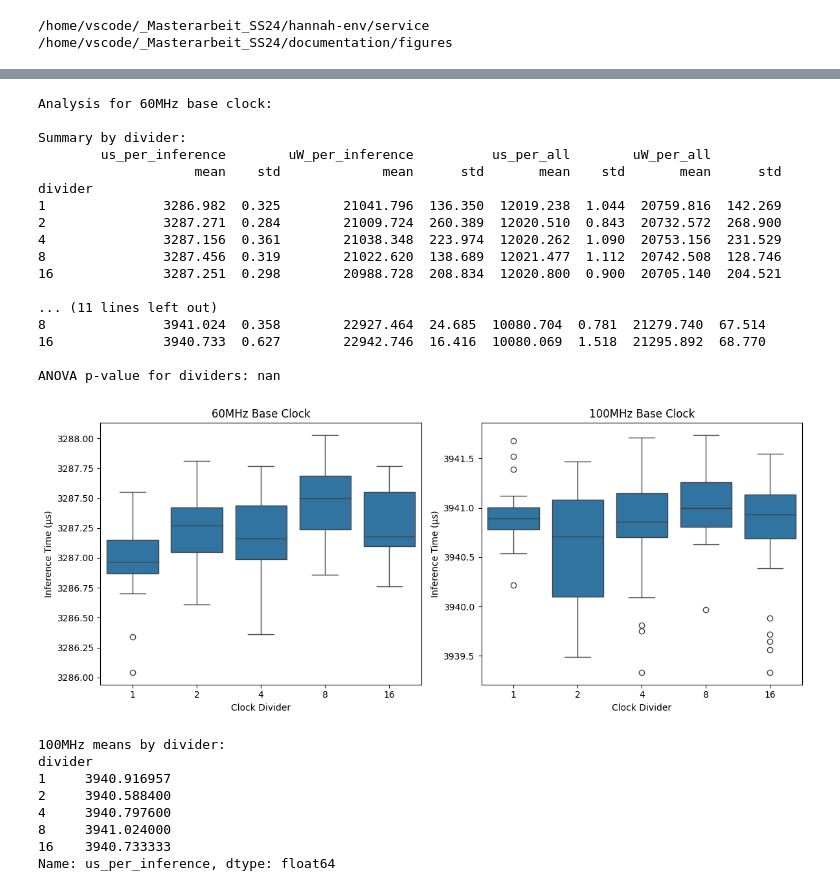
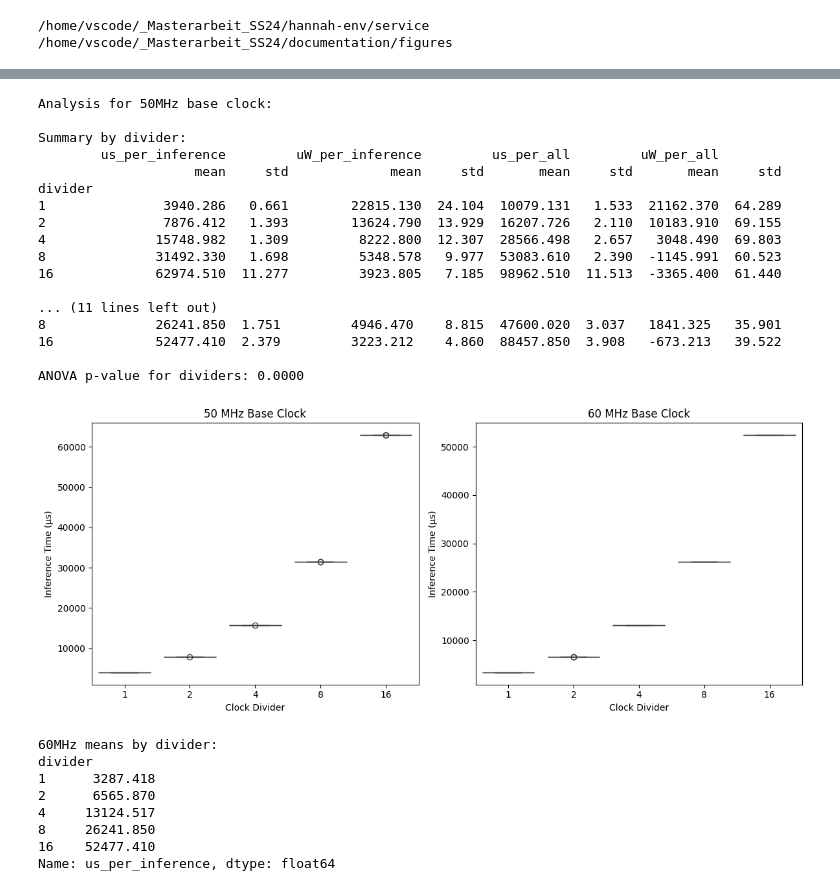
Before and after one commit to ekut-es/netdeployonnx, a Jupyter notebook: netdeployonnx/client/experiment_npu.ipynb, the cells around one changed output, grey strips where cells are left out. Cells and saved outputs as stored; diff of their text form; code cells hidden in the pictures.

Commit message:
new analysis + results

```diff
--- a/netdeployonnx/client/experiment_npu.ipynb
+++ b/netdeployonnx/client/experiment_npu.ipynb
@@ -163,7 +170,7 @@ See the caveats in the documentation: https://pandas.pydata.org/pandas-docs/stab
 # Group by clock frequency and calculate mean and std for key metrics
 
 # Analyze for each base clock
-for base_clock in [60, 100]:
+for base_clock in [50, 60]:
     subset = clock_experiments[clock_experiments['base_clock'] == base_clock]
 
     print(f"\nAnalysis for {base_clock}MHz base clock:")
@@ -186,57 +193,57 @@ for base_clock in [60, 100]:
 
     print(f"\nANOVA p-value for dividers: {p_val_time:.4f}")
 # %% [output]
-Analysis for 60MHz base clock:
+Analysis for 50MHz base clock:
 
 Summary by divider:
-        us_per_inference        uW_per_inference          us_per_all        uW_per_all
-                    mean    std             mean      std       mean    std       mean      std
+        us_per_inference         uW_per_inference         us_per_all         uW_per_all
+                    mean     std             mean     std       mean     std       mean     std
 divider
-1               3286.982  0.325        21041.796  136.350  12019.238  1.044  20759.816  142.269
-2               3287.271  0.284        21009.724  260.389  12020.510  0.843  20732.572  268.900
-4               3287.156  0.361        21038.348  223.974  12020.262  1.090  20753.156  231.529
-8               3287.456  0.319        21022.620  138.689  12021.477  1.112  20742.508  128.746
-16              3287.251  0.298        20988.728  208.834  12020.800  0.900  20705.140  204.521
+1               3940.286   0.661        22815.130  24.104  10079.131   1.533  21162.370  64.289
+2               7876.412   1.393        13624.790  13.929  16207.726   2.110  10183.910  69.155
+4              15748.982   1.309         8222.800  12.307  28566.498   2.657   3048.490  69.803
+8              31492.330   1.698         5348.578   9.977  53083.610   2.390  -1145.991  60.523
+16             62974.510  11.277         3923.805   7.185  98962.510  11.513  -3365.400  61.440
 
 ... (11 lines left out)
-8               3941.024  0.358        22927.464  24.685  10080.704  0.781  21279.740  67.514
-16              3940.733  0.627        22942.746  16.416  10080.069  1.518  21295.892  68.770
+8              26241.850  1.751         4946.470    8.815  47600.020  3.037   1841.325   35.901
+16             52477.410  2.379         3223.212    4.860  88457.850  3.908   -673.213   39.522
 
-ANOVA p-value for dividers: nan
+ANOVA p-value for dividers: 0.0000
 # %%
-# Create boxplots separated by base clock to see the divider effects
-plt.figure(figsize=(12, 5))
+# # Create boxplots separated by base clock to see the divider effects
+# plt.figure(figsize=(12, 5))
 
-# Plot for 60MHz and 100MHz side by side
-plt.subplot(1, 2, 1)
-sns.boxplot(data=clock_experiments[clock_experiments['base_clock'] == 60],
-            x='divider', y='us_per_inference')
-plt.title('60MHz Base Clock')
-plt.xlabel('Clock Divider')
-plt.ylabel('Inference Time (µs)')
+# # Plot for 60MHz and 100MHz side by side
+# plt.subplot(1, 2, 1)
+# sns.boxplot(data=clock_experiments[clock_experiments['base_clock'] == 50],
+#             x='divider', y='us_per_inference')
+# plt.title('50 MHz Base Clock')
+# plt.xlabel('Clock Divider')
+# plt.ylabel('Inference Time (µs)')
 
-plt.subplot(1, 2, 2)
-sns.boxplot(data=clock_experiments[clock_experiments['base_clock'] == 100],
-            x='divider', y='us_per_inference')
-plt.title('100MHz Base Clock')
-plt.xlabel('Clock Divider')
-plt.ylabel('Inference Time (µs)')
+# plt.subplot(1, 2, 2)
+# sns.boxplot(data=clock_experiments[clock_experiments['base_clock'] == 60],
+#             x='divider', y='us_per_inference')
+# plt.title('60 MHz Base Clock')
+# plt.xlabel('Clock Divider')
+# plt.ylabel('Inference Time (µs)')
 
-plt.tight_layout()
-plt.show()
+# plt.tight_layout()
+# plt.show()
 
-# Print mean values for 100MHz to see if there's any trend despite non-significance
-print("\n100MHz means by divider:")
-print(clock_experiments[clock_experiments['base_clock'] == 100].groupby('divider')['us_per_inference'].mean())
+# # Print mean values for 60MHz to see if there's any trend despite non-significance
+# print("\n60MHz means by divider:")
+# print(clock_experiments[clock_experiments['base_clock'] == 60].groupby('divider')['us_per_inference'].mean())
 # %% [output]
-[figure, old version]
+[figure, new version]
-100MHz means by divider:
+60MHz means by divider:
 divider
-1     3940.916957
-2     3940.588400
-4     3940.797600
-8     3941.024000
-16    3940.733333
+1      3287.418
+2      6565.870
+4     13124.517
+8     26241.850
+16    52477.410
 Name: us_per_inference, dtype: float64
 # %%
 # Set rainbow palette with explicit color mapping
```
Also changed, not shown: parts of 11 cells of this notebook.
